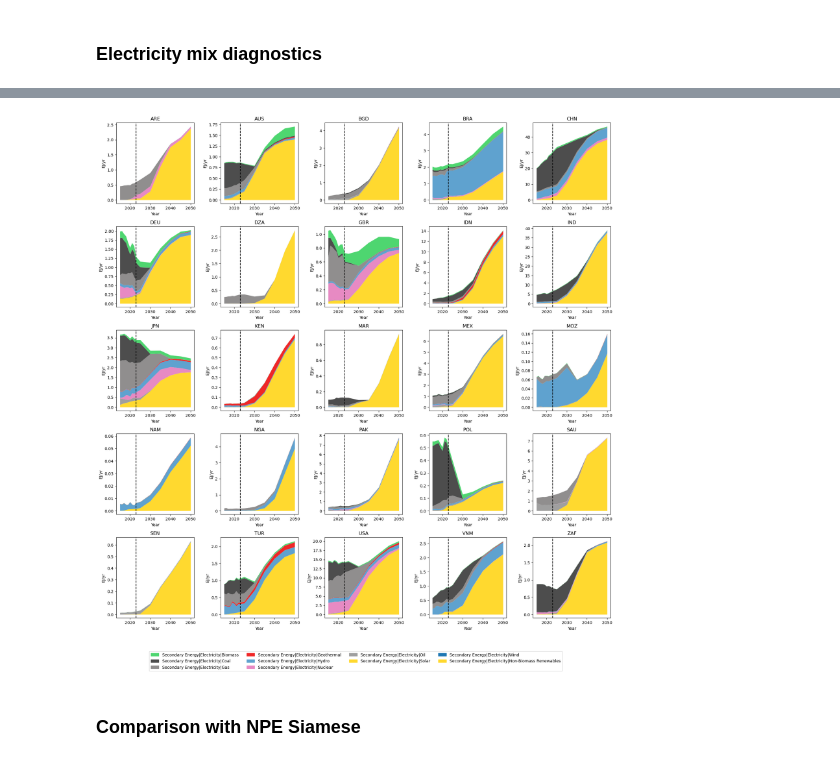
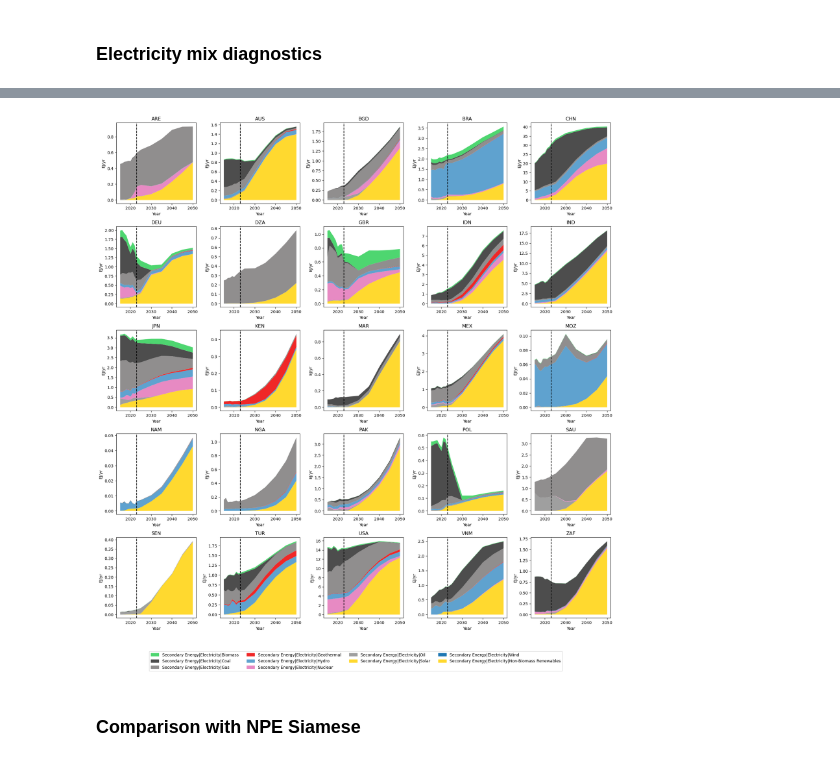
Before and after one commit to fabiosferra/DSCALE, a Jupyter notebook: notebook/explore_power_and_primary.ipynb, the cells around one changed output, grey strips where cells are left out. Saved outputs shown, nothing was run; the diff lists cells and outputs as text; code cells hidden in the pictures.

```diff
--- a/notebook/explore_power_and_primary.ipynb
+++ b/notebook/explore_power_and_primary.ipynb
@@ -106,5 +104,5 @@ NPE_PATH: os.PathLike = BOX_MOUNT_PATH / NPE_PATH
 Load up the input data which is both harmonised and unharmonised REMIND data
 # %%
 input_data = pyam.IamDataFrame(
-    f'../input_data/{dscale_project}/snapshot_v1/npe_core_scenario_harmonised_AR6_reporting.csv')
+    f'../input_data/{dscale_project}/snapshot_v1/npe-npi-demandstandard_scenario_harmonised_NAVIGATE_reporting_BLENDED_NON_HARM_DATA_IN.csv')
 # %% [output]
@@ -314,35 +338,35 @@ f, axes = plt.subplots(nrows=5, ncols=5, figsize=(18, 18))
 
 for count, ax in enumerate(axes.ravel()):
 
     try:
         dscale_results.filter(
-            scenario='NPE-core',
+            scenario='NPE-*',
             region=IKEA_ISOS[count],
             variable=power_mix_var[:-1],
             year = year_proj
         ).plot.stack(ax=ax,)
     except:
         print(f'Error plotting results for {IKEA_ISOS[count]}')
 
     hist_data_iea.filter(
         region=IKEA_ISOS[count],
         variable=power_mix_var[:-1],
         year=[2015, 2016, 2017, 2018, 2019, 2020, 2021, 2022, 2023]
     ).plot.stack(ax=ax)
 
     ax.axvline(x=2023, color='k', ls='--')
     ax.set_title(IKEA_ISOS[count])
     ax.legend().remove()
 
 # ax.legend(ncols=4,loc='center',bbox_to_anchor=[0.5,-0.05])
 
 # f.suptitle('Power sector mix',fontsize=14,fontweight='bold')
 f.legend(power_legend_key,[l.get_label() for l in power_legend_key],ncols=4,loc='center',bbox_to_anchor=[0.5,-0.05])
 plt.tight_layout()
 Path(f'../results/7_Diagnostics/{dscale_project}/{dscale_suffix}/power_diagnostics').mkdir(parents=True,exist_ok=True)
 plt.savefig(f'../results/7_Diagnostics/{dscale_project}/{dscale_suffix}/power_diagnostics/fuel_mix.png',dpi=300)
 # %% [output]
-[figure, old version]
+[figure, new version]
 # %% [markdown]
 ### Comparison with NPE Siamese
 # %%
```
Also changed, not shown: parts of 10 cells of this notebook, 4 other files.
